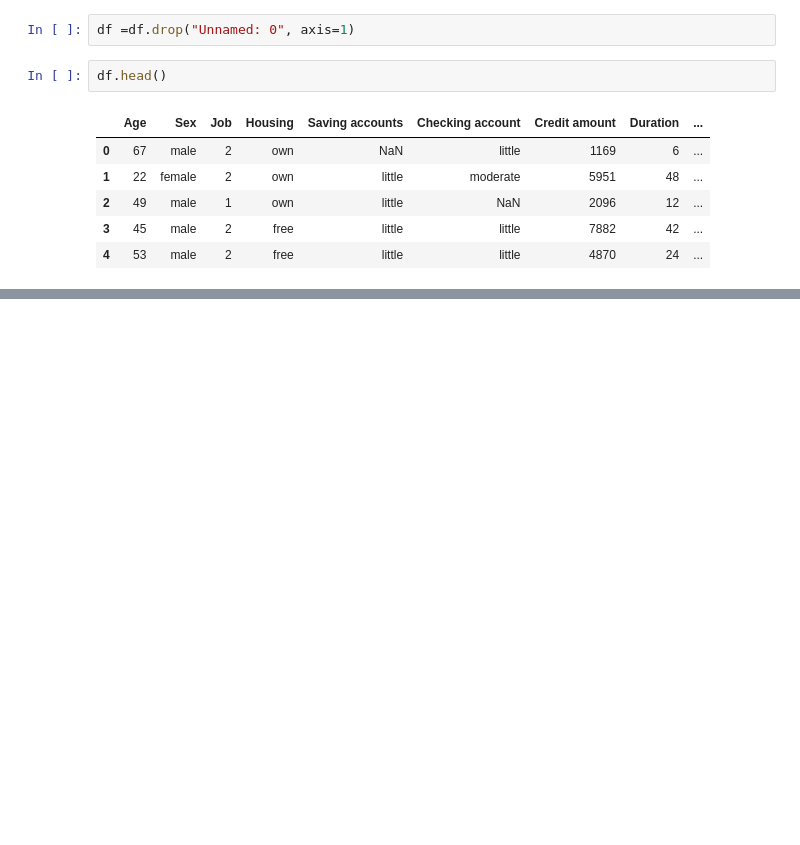
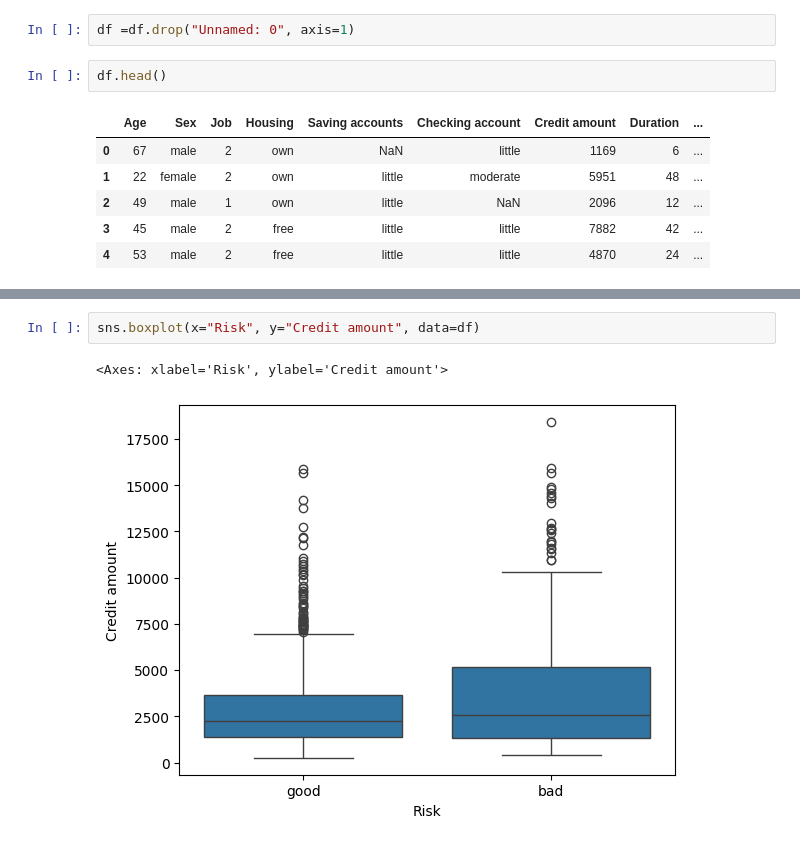
Before and after one commit to aman88390/credit-risk-ml-project, a Jupyter notebook: notebooks/eda.ipynb, the cells around one changed output, grey strips where cells are left out. Saved outputs shown, nothing was run; the diff lists cells and outputs as text; blank space fills up the shorter version.

```diff
--- a/notebooks/eda.ipynb
+++ b/notebooks/eda.ipynb
@@ -113,0 +172,5 @@ df.head()
+# %%
+sns.boxplot(x="Risk", y="Credit amount", data=df)
+# %% [output]
+<Axes: xlabel='Risk', ylabel='Credit amount'>
+[figure, added]
```
Also changed, not shown: parts of 29 cells of this notebook.
